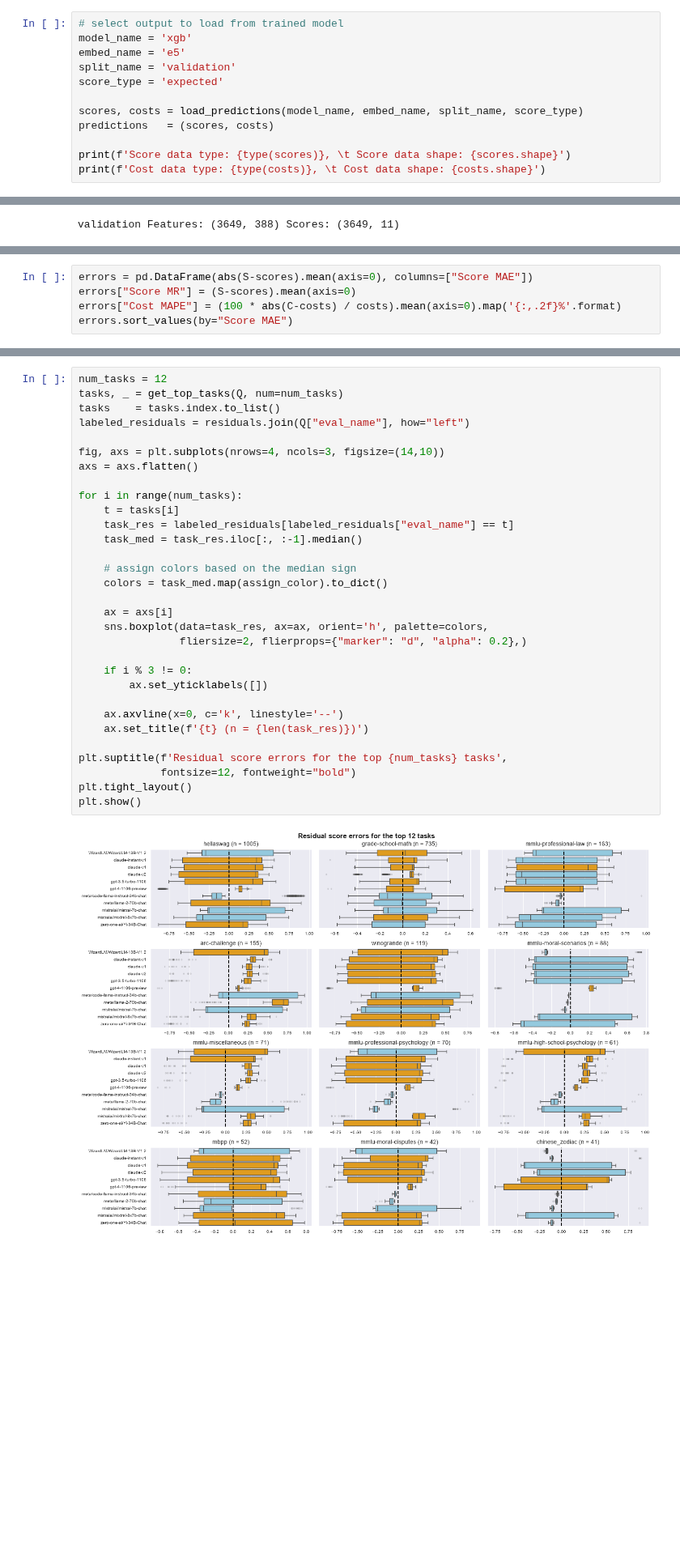
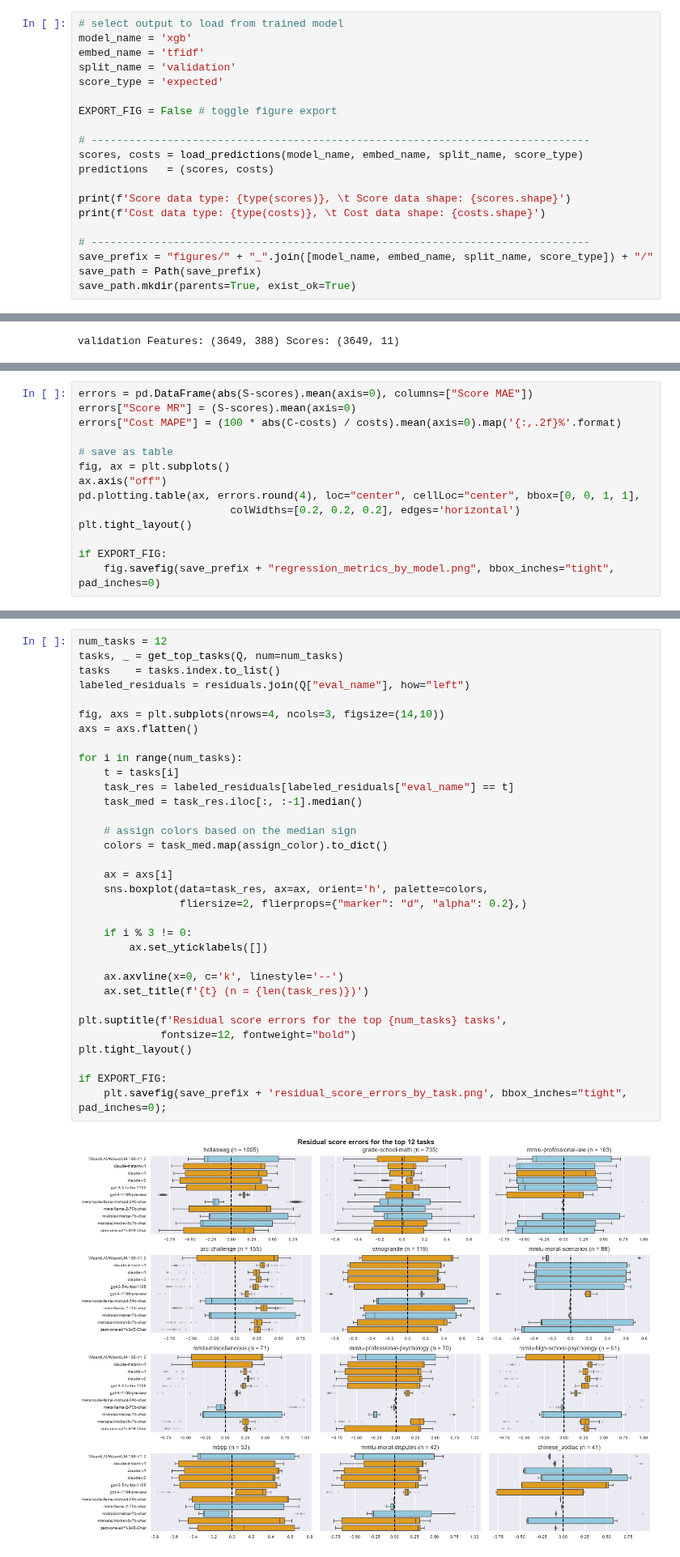
Before and after one commit to Erdos-Projects/fall-2026-right-for-less, a Jupyter notebook: 3_policy_evaluation/viz_notebook.ipynb, the cells around one changed output, grey strips where cells are left out. Shown at 81% size. Drawn from its saved outputs; the diff is of its cells as text; blank space fills up the shorter version.

```diff
--- a/3_policy_evaluation/viz_notebook.ipynb
+++ b/3_policy_evaluation/viz_notebook.ipynb
@@ -24,15 +24,23 @@ The allowable options for the model configuration are:
 # %%
 # select output to load from trained model
 model_name = 'xgb'
-embed_name = 'e5'
+embed_name = 'tfidf'
 split_name = 'validation'
 score_type = 'expected'
 
+EXPORT_FIG = False # toggle figure export
+
+# -------------------------------------------------------------------------------
 scores, costs = load_predictions(model_name, embed_name, split_name, score_type)
 predictions   = (scores, costs)
 
 print(f'Score data type: {type(scores)}, \t Score data shape: {scores.shape}')
 print(f'Cost data type: {type(costs)}, \t Cost data shape: {costs.shape}')
+
+# -------------------------------------------------------------------------------
+save_prefix = "figures/" + "_".join([model_name, embed_name, split_name, score_type]) + "/"
+save_path = Path(save_prefix)
+save_path.mkdir(parents=True, exist_ok=True)
 # %% [output]
 Score data type: <class 'pandas.DataFrame'>,     Score data shape: (3649, 11)
 Cost data type: <class 'pandas.DataFrame'>,      Cost data shape: (3649, 11)
@@ -66,5 +126,14 @@ fig = heatmap_comparison(binned_model_preds, binned_model_scores)
 errors = pd.DataFrame(abs(S-scores).mean(axis=0), columns=["Score MAE"])
 errors["Score MR"] = (S-scores).mean(axis=0)
 errors["Cost MAPE"] = (100 * abs(C-costs) / costs).mean(axis=0).map('{:,.2f}%'.format)
-errors.sort_values(by="Score MAE")
+
+# save as table
+fig, ax = plt.subplots()
+ax.axis("off")
+pd.plotting.table(ax, errors.round(4), loc="center", cellLoc="center", bbox=[0, 0, 1, 1],
+                        colWidths=[0.2, 0.2, 0.2], edges='horizontal')
+plt.tight_layout()
+
+if EXPORT_FIG:
+    fig.savefig(save_prefix + "regression_metrics_by_model.png", bbox_inches="tight", pad_inches=0)
 # %% [output]
@@ -112,32 +172,34 @@ plt.show()
 num_tasks = 12
 tasks, _ = get_top_tasks(Q, num=num_tasks)
 tasks    = tasks.index.to_list()
 labeled_residuals = residuals.join(Q["eval_name"], how="left")
 
 fig, axs = plt.subplots(nrows=4, ncols=3, figsize=(14,10))
 axs = axs.flatten()
 
 for i in range(num_tasks):
     t = tasks[i]
     task_res = labeled_residuals[labeled_residuals["eval_name"] == t]
     task_med = task_res.iloc[:, :-1].median()
 
     # assign colors based on the median sign
     colors = task_med.map(assign_color).to_dict()
 
     ax = axs[i]
     sns.boxplot(data=task_res, ax=ax, orient='h', palette=colors,
                 fliersize=2, flierprops={"marker": "d", "alpha": 0.2},)
 
     if i % 3 != 0:
         ax.set_yticklabels([])
 
     ax.axvline(x=0, c='k', linestyle='--')
     ax.set_title(f'{t} (n = {len(task_res)})')
 
 plt.suptitle(f'Residual score errors for the top {num_tasks} tasks',
              fontsize=12, fontweight="bold")
 plt.tight_layout()
-plt.show()
+
+if EXPORT_FIG:
+    plt.savefig(save_prefix + 'residual_score_errors_by_task.png', bbox_inches="tight", pad_inches=0);
 # %% [output]
-[figure, old version]
+[figure, new version]
```
Also changed, not shown: parts of 14 cells of this notebook, 2 other files.
